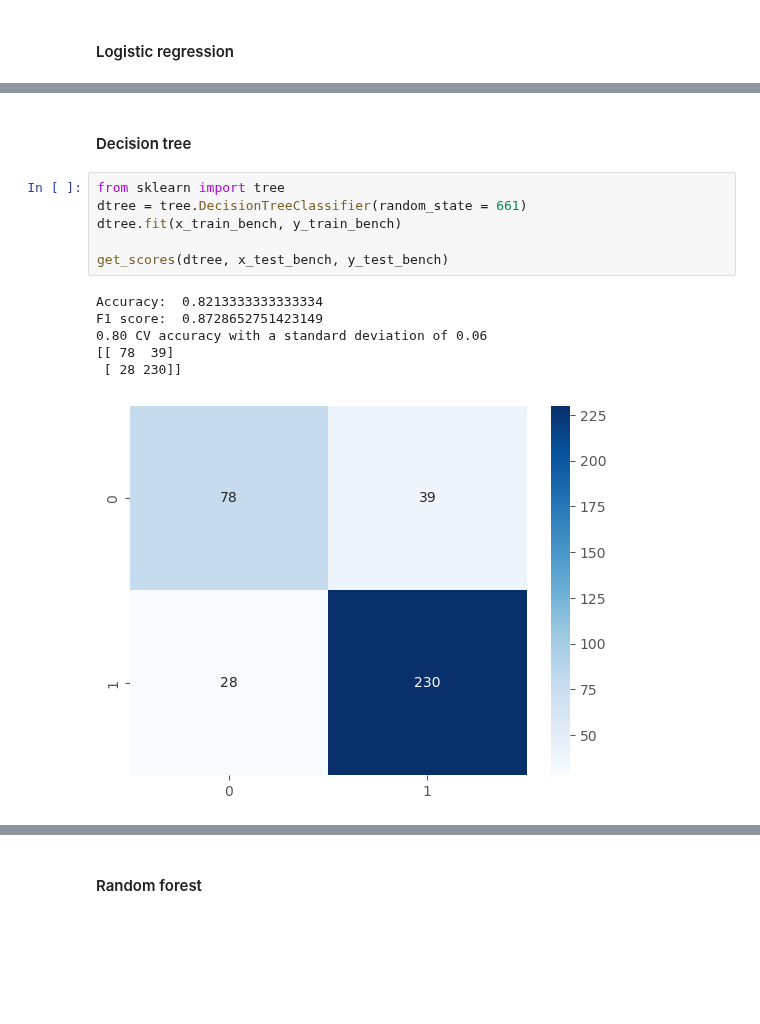
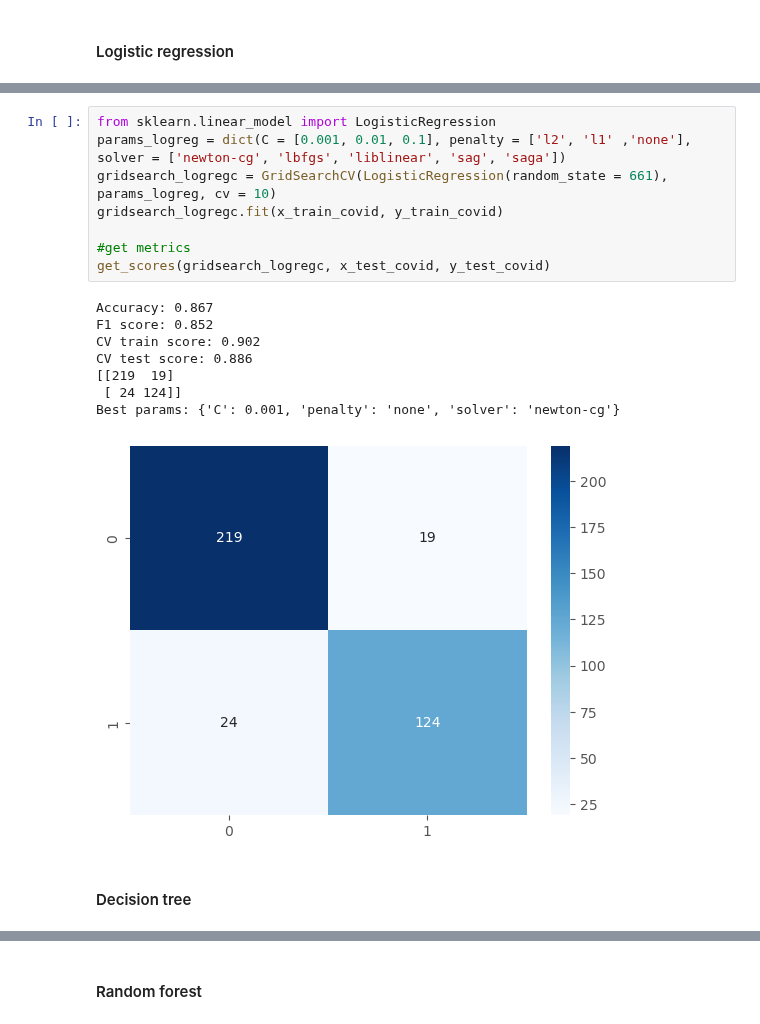
Before and after one commit to szelesaron/dissertation-code, a Jupyter notebook: ml-algorithms.ipynb, the cells around one changed output, grey strips where cells are left out. Saved outputs shown, nothing was run; the diff lists cells and outputs as text; blank space fills up the shorter version.

```diff
--- a/ml-algorithms.ipynb
+++ b/ml-algorithms.ipynb
@@ -71,15 +83,19 @@ F1 score:  0.9118773946360152
+# %%
+from sklearn.linear_model import LogisticRegression
+params_logreg = dict(C = [0.001, 0.01, 0.1], penalty = ['l2', 'l1' ,'none'], solver = ['newton-cg', 'lbfgs', 'liblinear', 'sag', 'saga'])
+gridsearch_logregc = GridSearchCV(LogisticRegression(random_state = 661), params_logreg, cv = 10)
+gridsearch_logregc.fit(x_train_covid, y_train_covid)
+
+#get metrics
+get_scores(gridsearch_logregc, x_test_covid, y_test_covid)
+# %% [output]
+Accuracy: 0.867
+F1 score: 0.852
+CV train score: 0.902
+CV test score: 0.886
+[[219  19]
+ [ 24 124]]
+Best params: {'C': 0.001, 'penalty': 'none', 'solver': 'newton-cg'}
+[figure, added]
 # %% [markdown]
 #### Decision tree
-# %%
-from sklearn import tree
-dtree = tree.DecisionTreeClassifier(random_state = 661)
-dtree.fit(x_train_bench, y_train_bench)
-
-get_scores(dtree, x_test_bench, y_test_bench)
-# %% [output]
-Accuracy:  0.8213333333333334
-F1 score:  0.8728652751423149
-0.80 CV accuracy with a standard deviation of 0.06
-[[ 78  39]
- [ 28 230]]
-[figure, removed]
```
Also changed, not shown: parts of 11 cells of this notebook, 6 other files.
